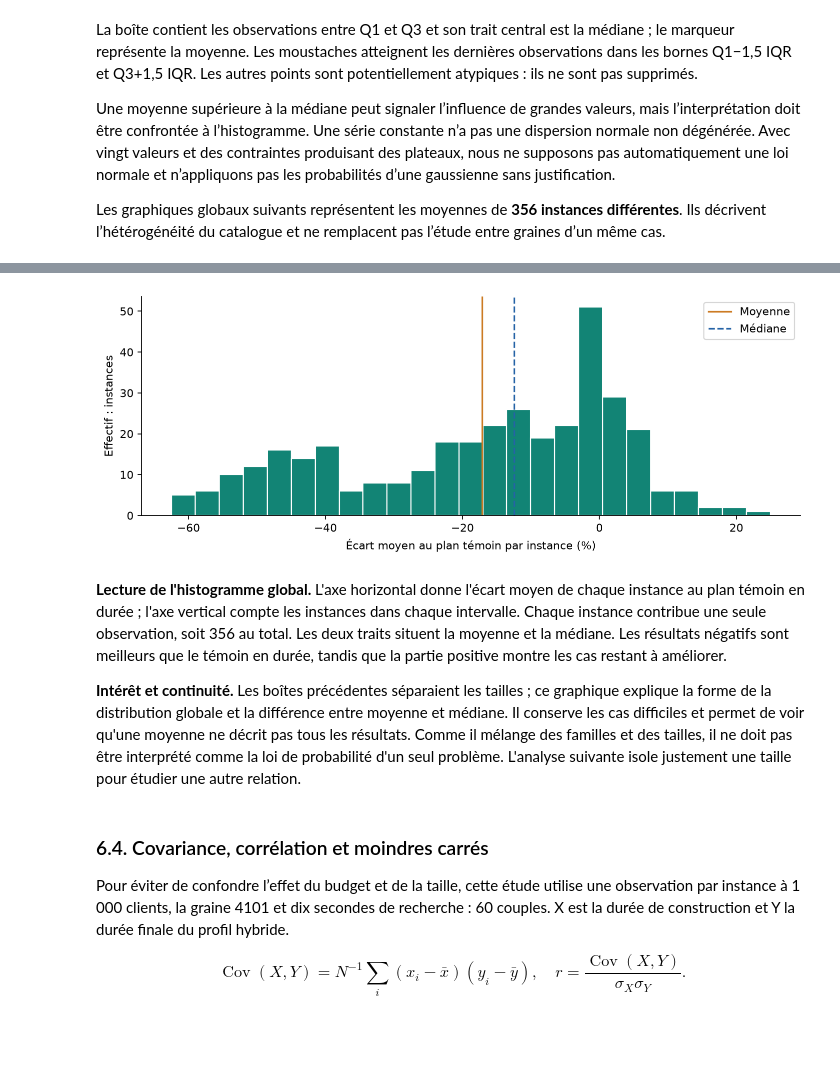
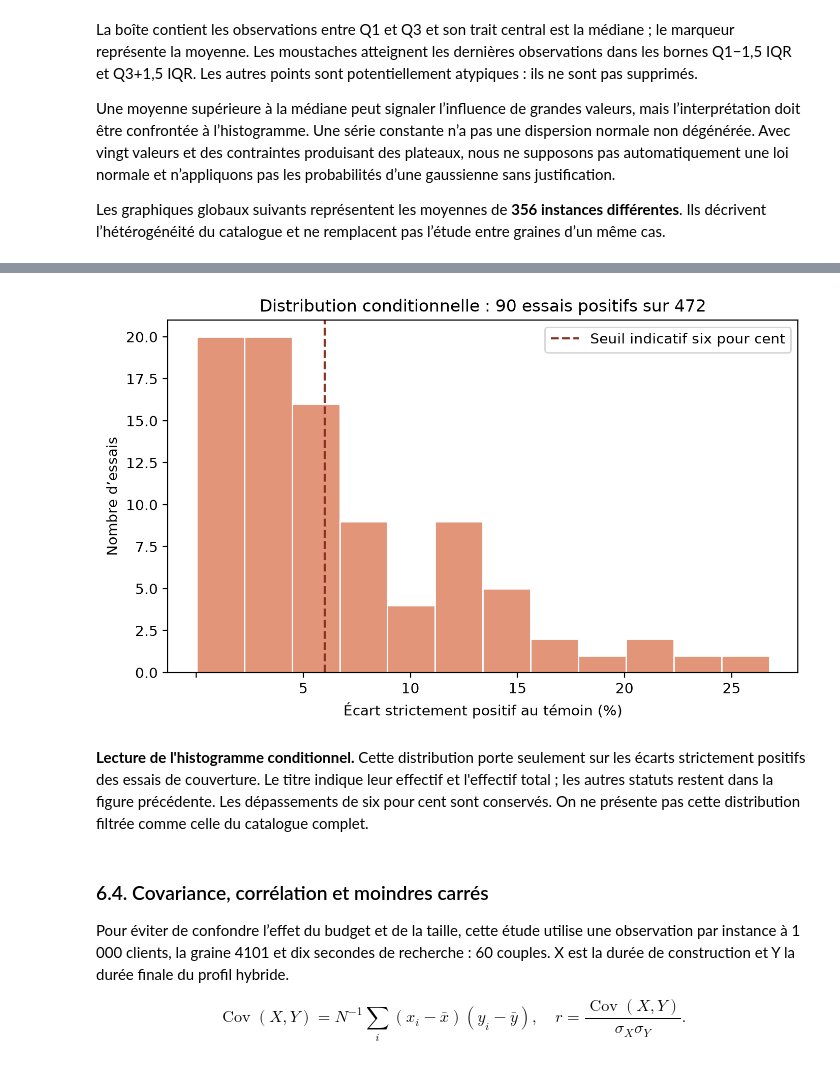
Before and after one commit to samberbi/algo-final-cvrptw, a Jupyter notebook: notebooks/Livrable_Final_CVRPTW.ipynb, the cells around one changed output, grey strips where cells are left out. Saved outputs shown, nothing was run; the diff lists cells and outputs as text; code cells hidden in the pictures; blank space fills up the shorter version.

```diff
--- a/notebooks/Livrable_Final_CVRPTW.ipynb
+++ b/notebooks/Livrable_Final_CVRPTW.ipynb
@@ -680,11 +760,13 @@ display(Image(filename=str(ROOT/'livraison/duree_figures/distribution.png')))
 # %%
-display(Image(filename=str(ROOT/'livraison/duree_figures/histogramme.png')))
+display(Image(filename=str(ROOT/'livraison/duree_figures/presentation_ecarts_positifs.png')))
 # %% [output]
-[figure, old version]
+[figure, new version]
 # %% [markdown]
-**Lecture de l'histogramme global.** L'axe horizontal donne l'écart moyen de chaque instance au plan témoin en durée ; l'axe vertical compte les instances dans chaque intervalle. Chaque instance contribue une seule observation, soit 356 au total. Les deux traits situent la moyenne et la médiane. Les résultats négatifs sont meilleurs que le témoin en durée, tandis que la partie positive montre les cas restant à améliorer.
-
-**Intérêt et continuité.** Les boîtes précédentes séparaient les tailles ; ce graphique explique la forme de la distribution globale et la différence entre moyenne et médiane. Il conserve les cas difficiles et permet de voir qu'une moyenne ne décrit pas tous les résultats. Comme il mélange des familles et des tailles, il ne doit pas être interprété comme la loi de probabilité d'un seul problème. L'analyse suivante isole justement une taille pour étudier une autre relation.
+**Lecture de l'histogramme conditionnel.** Cette distribution porte
+seulement sur les écarts strictement positifs des essais de couverture. Le titre
+indique leur effectif et l'effectif total ; les autres statuts restent dans la
+figure précédente. Les dépassements de six pour cent sont conservés. On ne
+présente pas cette distribution filtrée comme celle du catalogue complet.
 # %% [markdown]
 ### 6.4. Covariance, corrélation et moindres carrés
 
```
Also changed, not shown: parts of 14 cells of this notebook, 22 other files.
